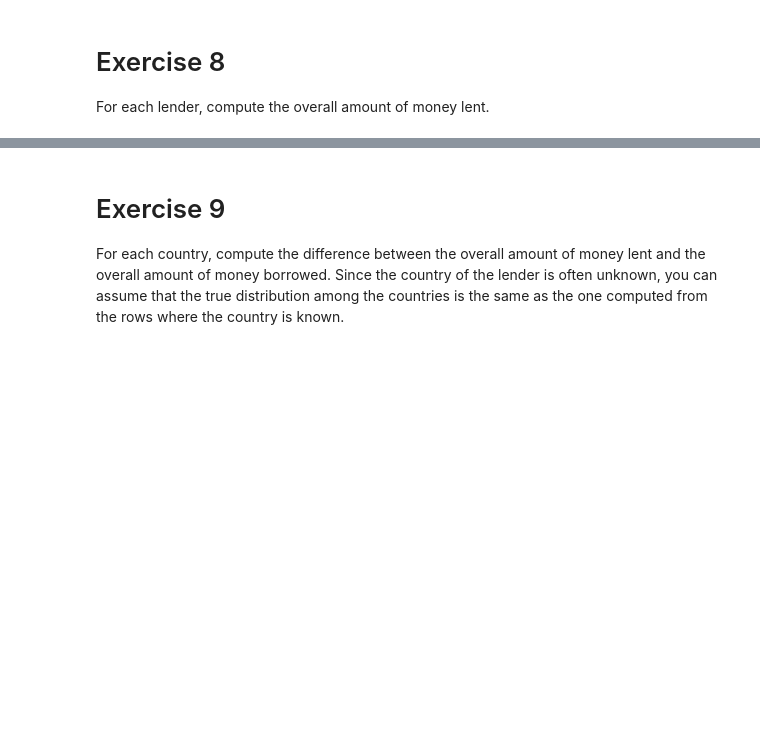
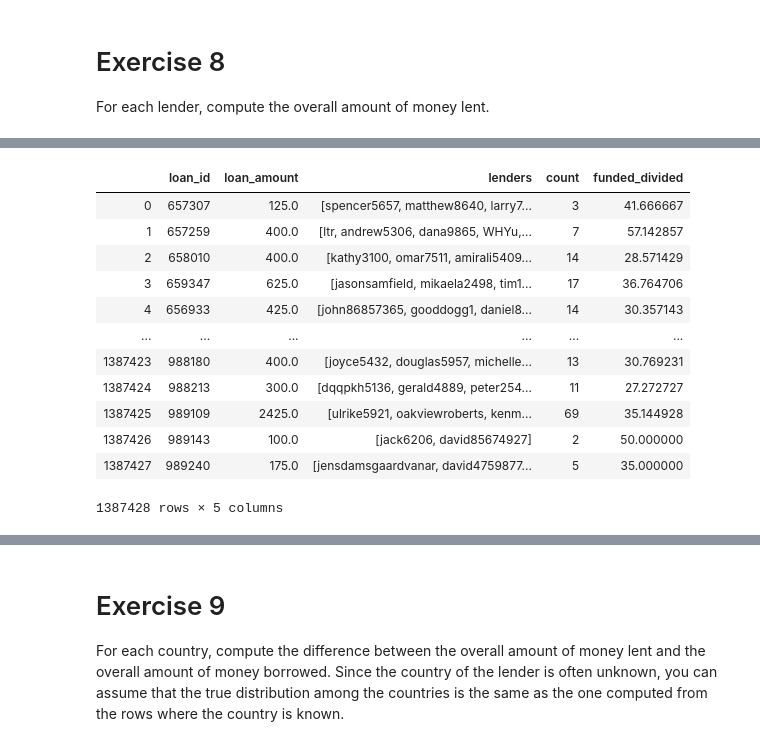
Before and after one commit to msartori10/Computer_Science, a Jupyter notebook: Exam.ipynb, the cells around one changed output, grey strips where cells are left out. Drawn from its saved outputs; the diff is of its cells as text; code cells hidden in the pictures; blank space fills up the shorter version.

```diff
--- a/Exam.ipynb
+++ b/Exam.ipynb
@@ -18,7 +20,7 @@ loan_lenders.head()
 # %%
 loan_lenders['lenders'] = loan_lenders['lenders'].str.split(',\s')
 # %%
-loan_lenders = loan_lenders[:5000]
+prova = loan_lenders[:5000]
 # %%
 norm = pd.DataFrame(columns=['loan_id','lenders'])
 norm = norm.append([dic for i in [[{'loan_id':loan_lenders['loan_id'][row],'lenders':l} for l in loan_lenders['lenders'][row]] for row in range(len(loan_lenders))] for dic in i],ignore_index = True)
@@ -107,0 +185,5 @@ For each lender, compute the overall amount of money lent.
+# %%
+temp = loans[['loan_id','loan_amount']].dropna()
+# %%
+loan_lenders['count'] = loan_lenders.apply(lambda row: len(row['lenders']),axis=1)
+loan_lenders
@@ -107,0 +204,18 @@ For each lender, compute the overall amount of money lent.
+# %%
+merged = pd.merge(temp,loan_lenders,on='loan_id')
+merged['funded_divided'] = merged['loan_amount'] / merged['count']
+merged
+# %% [output]
+|  | loan_id | loan_amount | lenders | count | funded_divided |
+| 0 | 657307 | 125.0 | [spencer5657, matthew8640, larry7... | 3 | 41.666667 |
+| 1 | 657259 | 400.0 | [ltr, andrew5306, dana9865, WHYu,... | 7 | 57.142857 |
+| 2 | 658010 | 400.0 | [kathy3100, omar7511, amirali5409... | 14 | 28.571429 |
+| 3 | 659347 | 625.0 | [jasonsamfield, mikaela2498, tim1... | 17 | 36.764706 |
+| 4 | 656933 | 425.0 | [john86857365, gooddogg1, daniel8... | 14 | 30.357143 |
+| ... | ... | ... | ... | ... | ... |
+| 1387423 | 988180 | 400.0 | [joyce5432, douglas5957, michelle... | 13 | 30.769231 |
+| 1387424 | 988213 | 300.0 | [dqqpkh5136, gerald4889, peter254... | 11 | 27.272727 |
+| 1387425 | 989109 | 2425.0 | [ulrike5921, oakviewroberts, kenm... | 69 | 35.144928 |
+| 1387426 | 989143 | 100.0 | [jack6206, david85674927] | 2 | 50.000000 |
+| 1387427 | 989240 | 175.0 | [jensdamsgaardvanar, david4759877... | 5 | 35.000000 |
+1387428 rows × 5 columns
```
Also changed, not shown: parts of 28 cells of this notebook.
